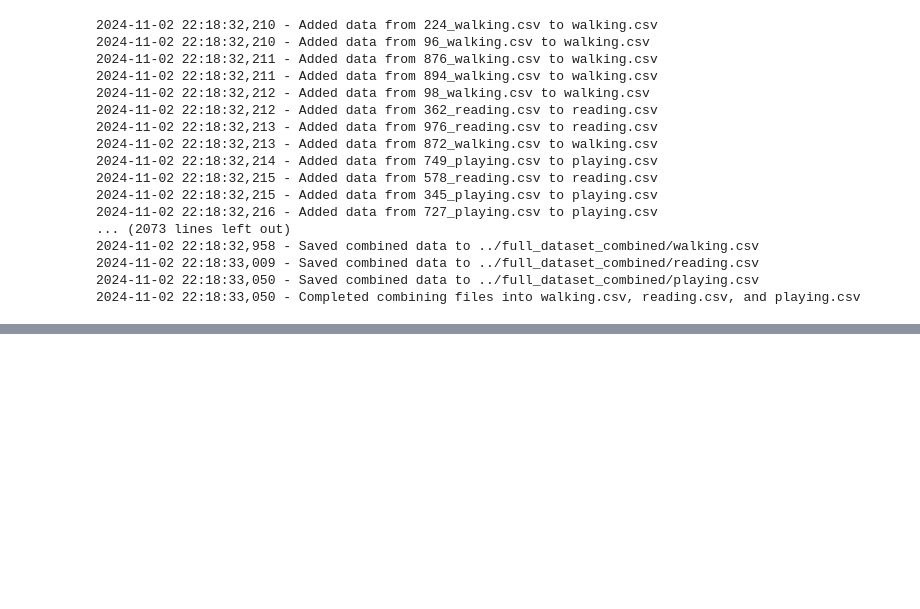
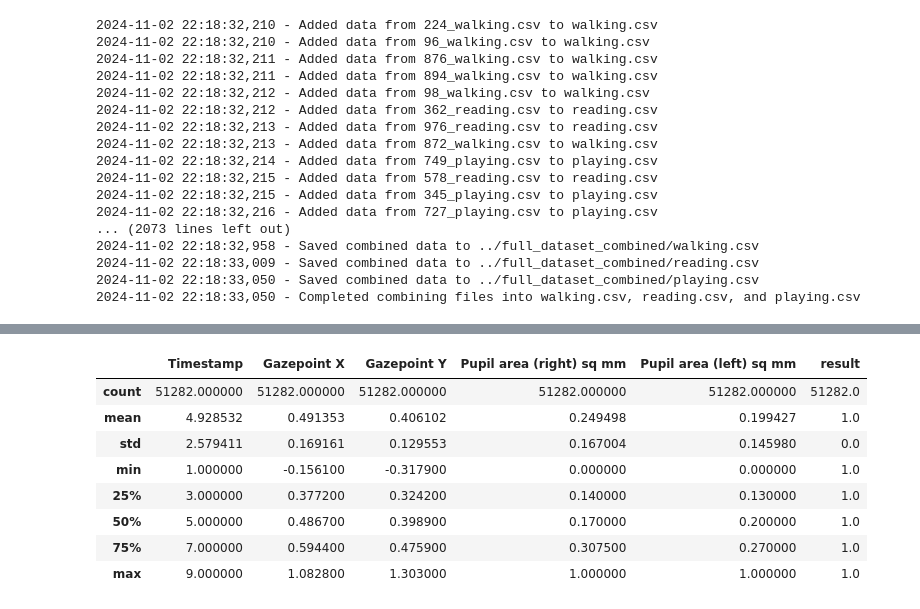
Before and after one commit to Vykp00/SeeTrue-AI, a Jupyter notebook: training/1_data_processing.ipynb, the cells around one changed output, grey strips where cells are left out. Cells and saved outputs as stored; diff of their text form; code cells hidden in the pictures; blank space fills up the shorter version.

Commit message:
data processing completed

```diff
--- a/training/data_processing.ipynb
+++ b/training/1_data_processing.ipynb
@@ -157,0 +165,9 @@ print(data_concat_result.stderr)
+# %%
+FILE_PATH = "../full_dataset_combined"
+walking_data_path = FILE_PATH + "/walking.csv"
+reading_data_path = FILE_PATH + "/reading.csv"
+playing_data_path = FILE_PATH + "/playing.csv"
+
+walking_data = pd.read_csv(walking_data_path)
+reading_data = pd.read_csv(reading_data_path)
+playing_data = pd.read_csv(playing_data_path)
@@ -157,0 +201,12 @@ print(data_concat_result.stderr)
+# %%
+walking_data.describe()
+# %% [output]
+|  | Timestamp | Gazepoint X | Gazepoint Y | Pupil area (right) sq mm | Pupil area (left) sq mm | result |
+| count | 51282.000000 | 51282.000000 | 51282.000000 | 51282.000000 | 51282.000000 | 51282.0 |
+| mean | 4.928532 | 0.491353 | 0.406102 | 0.249498 | 0.199427 | 1.0 |
+| std | 2.579411 | 0.169161 | 0.129553 | 0.167004 | 0.145980 | 0.0 |
+| min | 1.000000 | -0.156100 | -0.317900 | 0.000000 | 0.000000 | 1.0 |
+| 25% | 3.000000 | 0.377200 | 0.324200 | 0.140000 | 0.130000 | 1.0 |
+| 50% | 5.000000 | 0.486700 | 0.398900 | 0.170000 | 0.200000 | 1.0 |
+| 75% | 7.000000 | 0.594400 | 0.475900 | 0.307500 | 0.270000 | 1.0 |
+| max | 9.000000 | 1.082800 | 1.303000 | 1.000000 | 1.000000 | 1.0 |
```
Also changed, not shown: parts of 10 cells of this notebook.
